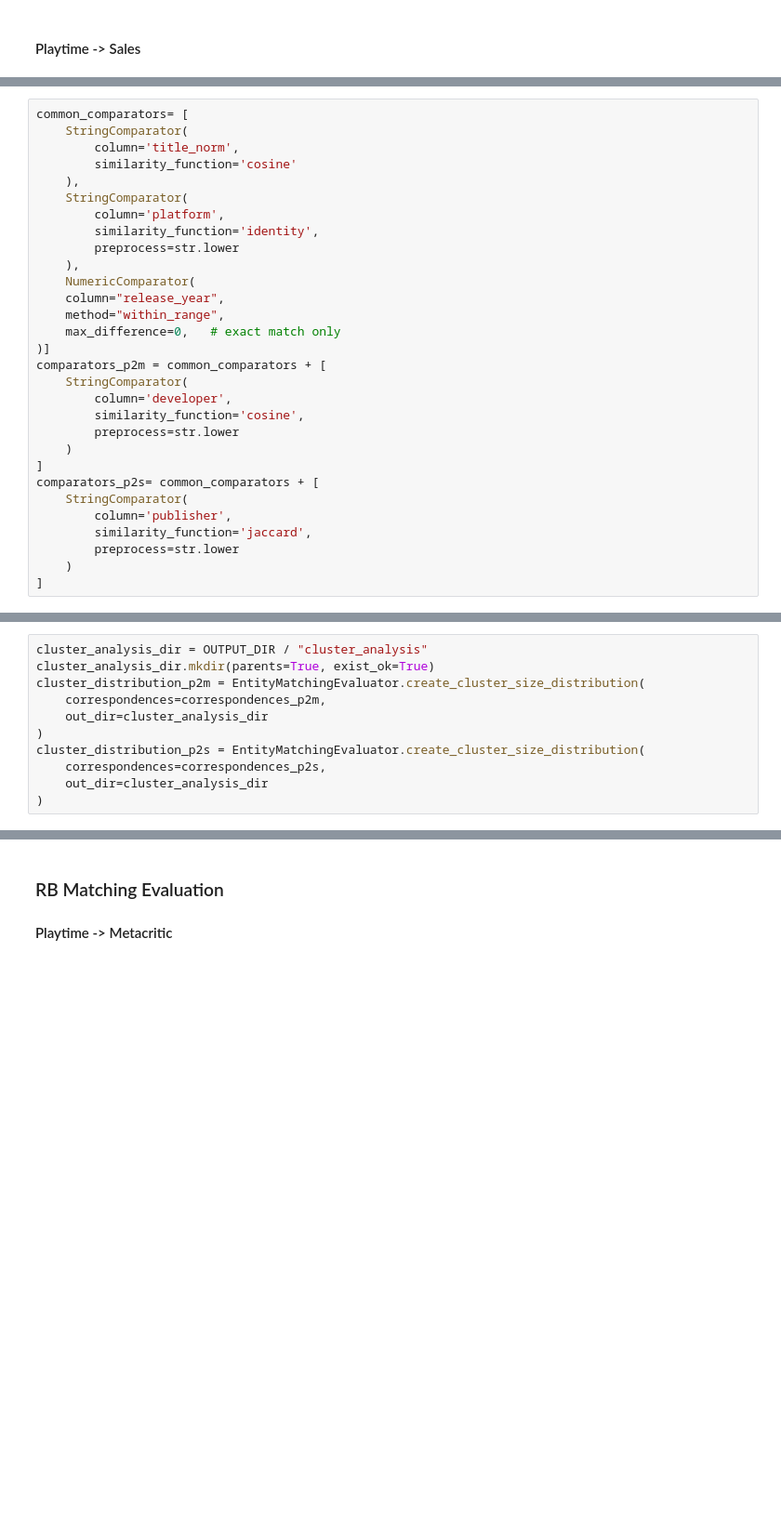
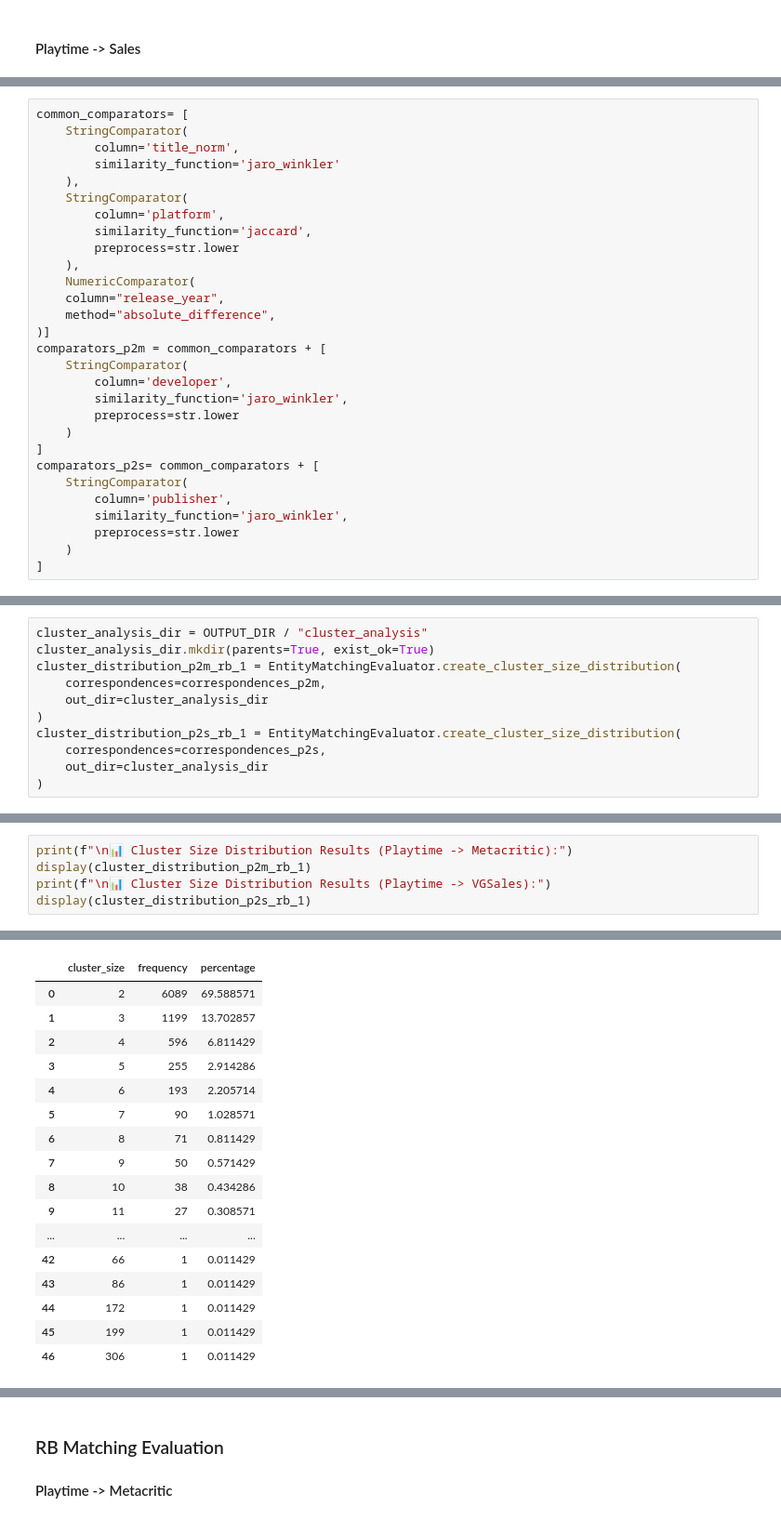
Before and after one commit to onurcanmemis/web-data-integration-team-project, a Jupyter notebook: Blockers&Matchers_Evaluation.ipynb, the cells around one changed output, grey strips where cells are left out. Shown: that part at 93% size. Drawn from its saved outputs; the diff is of its cells as text; blank space fills up the shorter version.

```diff
--- a/Blockers&Matchers_Evaluation.ipynb
+++ b/Blockers&Matchers_Evaluation.ipynb
@@ -389,29 +509,28 @@ Best blocking for p2s: EmbeddingBlocking (PC: 0.955, RR: 1.000)
 common_comparators= [
     StringComparator(
         column='title_norm',
-        similarity_function='cosine'
+        similarity_function='jaro_winkler'
     ),
     StringComparator(
         column='platform',
-        similarity_function='identity',
+        similarity_function='jaccard',
         preprocess=str.lower
     ),
     NumericComparator(
     column="release_year",
-    method="within_range",
-    max_difference=0,   # exact match only
+    method="absolute_difference",
 )]
 comparators_p2m = common_comparators + [
     StringComparator(
         column='developer',
-        similarity_function='cosine',
+        similarity_function='jaro_winkler',
         preprocess=str.lower
     )
 ]
 comparators_p2s= common_comparators + [
     StringComparator(
         column='publisher',
-        similarity_function='jaccard',
+        similarity_function='jaro_winkler',
         preprocess=str.lower
     )
 ]
@@ -465,11 +570,11 @@ debug_p2s.iloc[500:510]
 # %%
 cluster_analysis_dir = OUTPUT_DIR / "cluster_analysis"
 cluster_analysis_dir.mkdir(parents=True, exist_ok=True)
-cluster_distribution_p2m = EntityMatchingEvaluator.create_cluster_size_distribution(
+cluster_distribution_p2m_rb_1 = EntityMatchingEvaluator.create_cluster_size_distribution(
     correspondences=correspondences_p2m,
     out_dir=cluster_analysis_dir
 )
-cluster_distribution_p2s = EntityMatchingEvaluator.create_cluster_size_distribution(
+cluster_distribution_p2s_rb_1 = EntityMatchingEvaluator.create_cluster_size_distribution(
     correspondences=correspondences_p2s,
     out_dir=cluster_analysis_dir
 )
@@ -493,0 +599,6 @@ cluster_distribution_p2s = EntityMatchingEvaluator.create_cluster_size_distribut
+# %%
+print(f"\n📊 Cluster Size Distribution Results (Playtime -> Metacritic):")
+display(cluster_distribution_p2m_rb_1)
+print(f"\n📊 Cluster Size Distribution Results (Playtime -> VGSales):")
+display(cluster_distribution_p2s_rb_1)
+# %% [output]
@@ -493,0 +606,17 @@ cluster_distribution_p2s = EntityMatchingEvaluator.create_cluster_size_distribut
+|  | cluster_size | frequency | percentage |
+| 0 | 2 | 6089 | 69.588571 |
+| 1 | 3 | 1199 | 13.702857 |
+| 2 | 4 | 596 | 6.811429 |
+| 3 | 5 | 255 | 2.914286 |
+| 4 | 6 | 193 | 2.205714 |
+| 5 | 7 | 90 | 1.028571 |
+| 6 | 8 | 71 | 0.811429 |
+| 7 | 9 | 50 | 0.571429 |
+| 8 | 10 | 38 | 0.434286 |
+| 9 | 11 | 27 | 0.308571 |
+| ... | ... | ... | ... |
+| 42 | 66 | 1 | 0.011429 |
+| 43 | 86 | 1 | 0.011429 |
+| 44 | 172 | 1 | 0.011429 |
+| 45 | 199 | 1 | 0.011429 |
+| 46 | 306 | 1 | 0.011429 |
```
Also changed, not shown: parts of 72 cells of this notebook, 2 other files.
